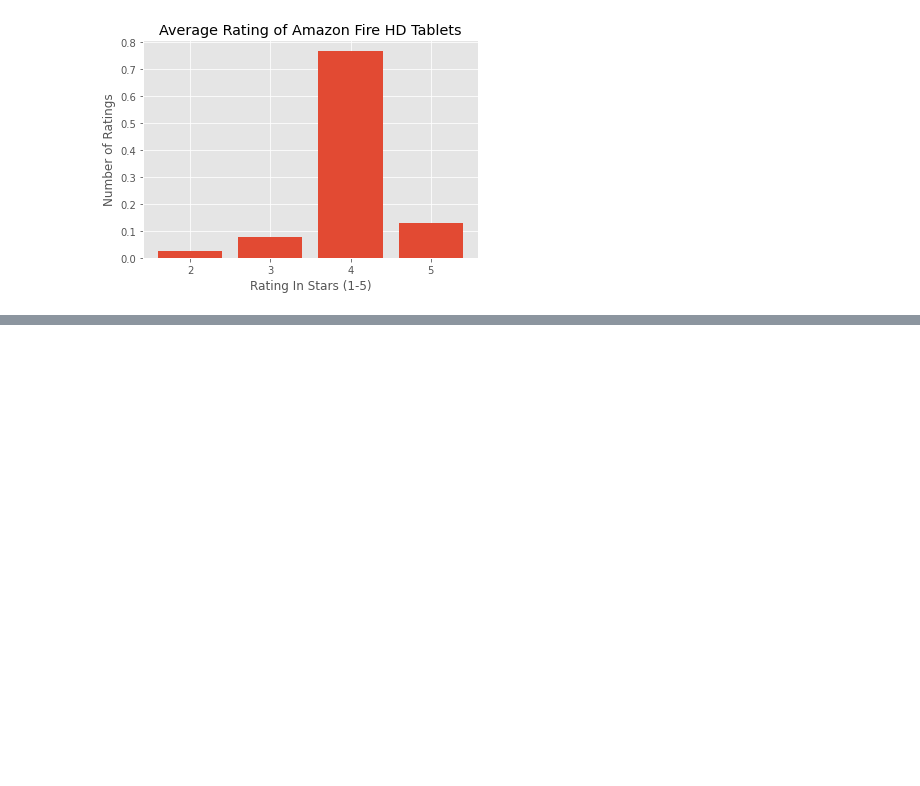
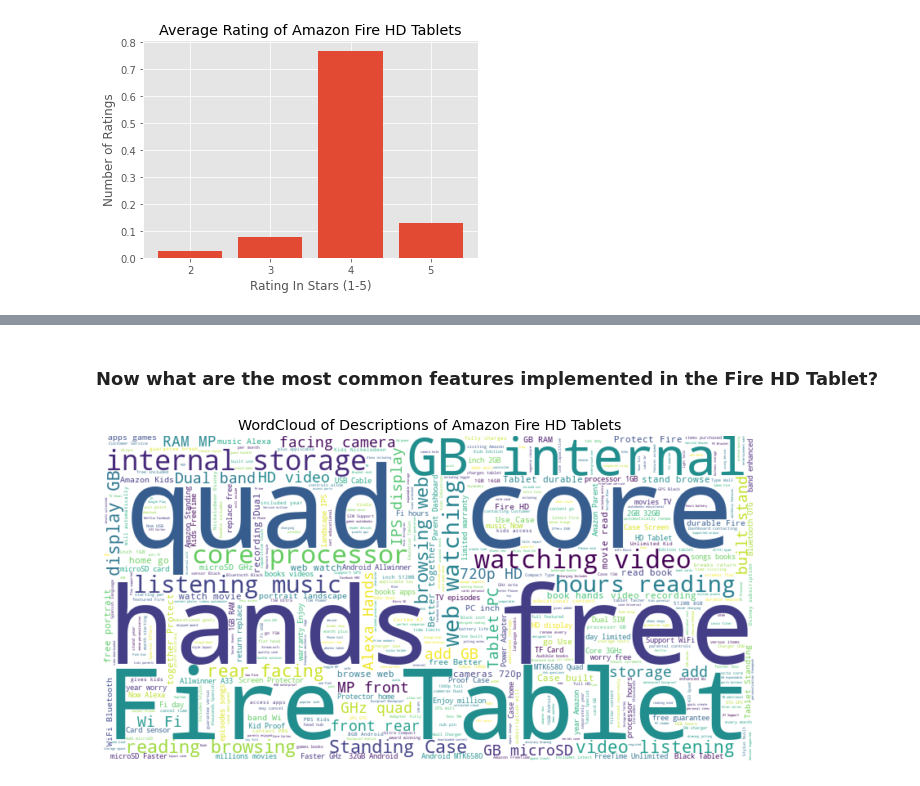
Before and after one commit to sagarwala12/AmazonScrapy, a Jupyter notebook: Data Analysis MarkDown.ipynb, the cells around one changed output, grey strips where cells are left out. Cells and saved outputs as stored; diff of their text form; code cells hidden in the pictures; blank space fills up the shorter version.

```diff
--- a/Data Analysis MarkDown.ipynb
+++ b/Data Analysis MarkDown.ipynb
@@ -163,0 +221,17 @@ def visualise_word_map():
+# %% [markdown]
+### Now what are the most common features implemented in the Fire HD Tablet?
+# %%
+#fire_df is dataframe of only Fire HD products
+
+wc.generate(' '.join(fire_df['description']))
+
+#show
+
+plt.figure(figsize=(12, 6))
+plt.imshow(wc, interpolation='bilinear')
+plt.axis("off")
+plt.title("WordCloud of Descriptions of Amazon Fire HD Tablets")
+plt.savefig("tmp/WC_Descriptons_FireHD.svg")
+plt.show()
+# %% [output]
+[figure, added]
```
Also changed, not shown: parts of 20 cells of this notebook, 4 other files.
